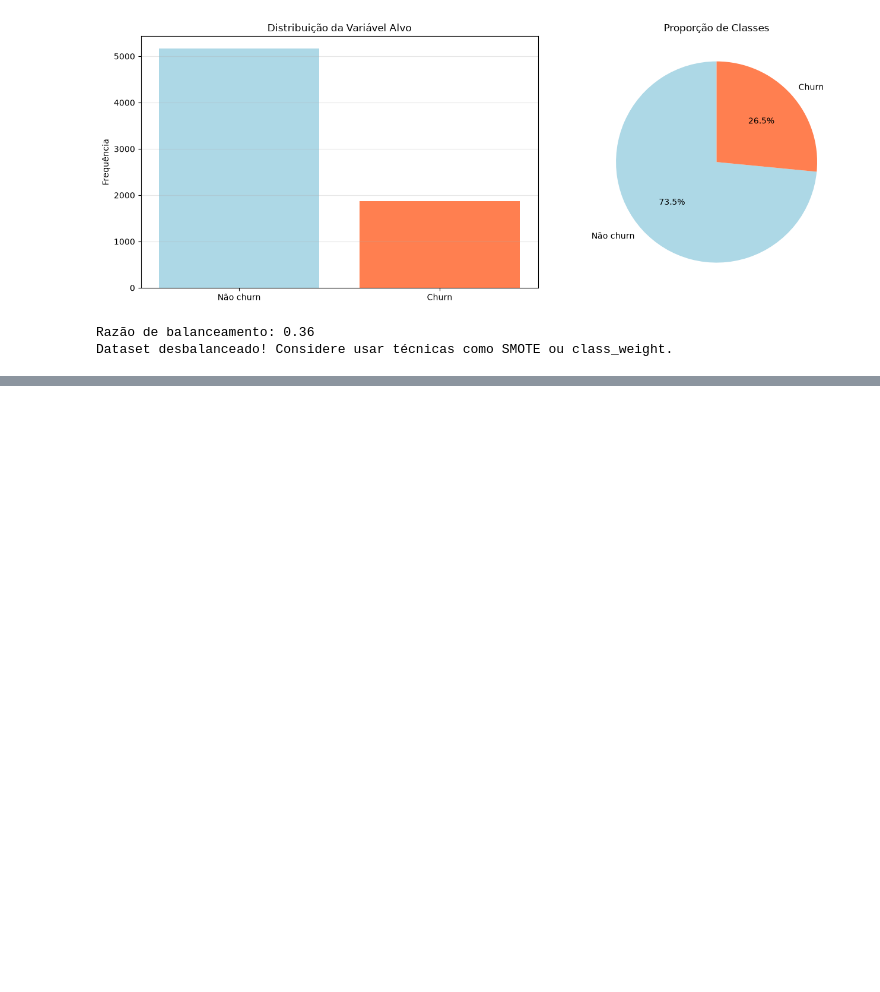
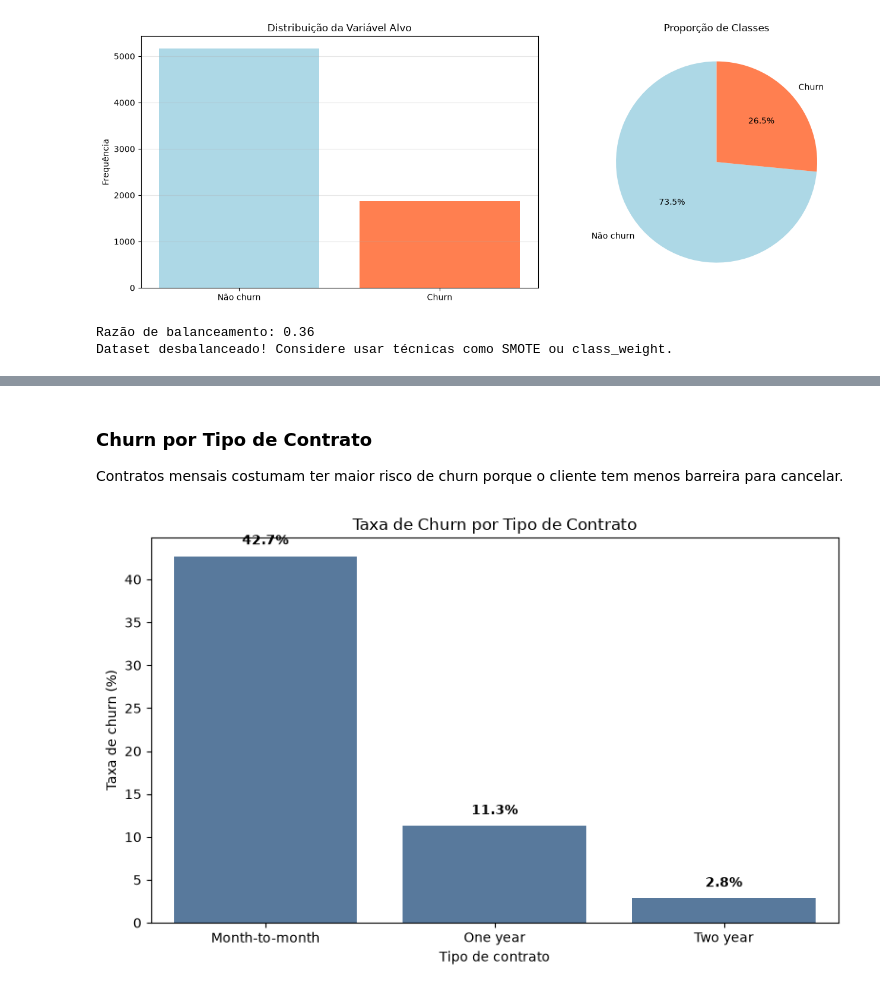
Before and after one commit to RoneyLima/telco-churn-prediction, a Jupyter notebook: notebooks/exploratory_data_analysis.ipynb, the cells around one changed output, grey strips where cells are left out. Cells and saved outputs as stored; diff of their text form; code cells hidden in the pictures; blank space fills up the shorter version.

```diff
--- a/notebooks/exploratory_data_analysis.ipynb
+++ b/notebooks/exploratory_data_analysis.ipynb
@@ -293,0 +322,34 @@ Dataset desbalanceado! Considere usar técnicas como SMOTE ou class_weight.
+# %% [markdown]
+### Churn por Tipo de Contrato
+Contratos mensais costumam ter maior risco de churn porque o cliente tem menos barreira para cancelar.
+# %%
+import seaborn as sns
+from pathlib import Path
+
+if "FIGURES_DIR" not in globals():
+    FIGURES_DIR = Path("../figures")
+    FIGURES_DIR.mkdir(parents=True, exist_ok=True)
+
+contract_rate = (
+    df.groupby("Contract")["target"]
+    .mean()
+    .sort_values(ascending=False)
+    .mul(100)
+    .rename("Churn (%)")
+)
+
+fig, ax = plt.subplots(figsize=(8, 5))
+sns.barplot(x=contract_rate.index, y=contract_rate.values, color="#4C78A8", ax=ax)
+
+ax.set_title("Taxa de Churn por Tipo de Contrato")
+ax.set_xlabel("Tipo de contrato")
+ax.set_ylabel("Taxa de churn (%)")
+
+for i, value in enumerate(contract_rate.values):
+    ax.text(i, value + 1, f"{value:.1f}%", ha="center", va="bottom", fontweight="bold")
+
+fig.tight_layout()
+fig.savefig(FIGURES_DIR / "02_churn_by_contract.png", dpi=160)
+# fig
+# %% [output]
+[figure, added]
```
Also changed, not shown: parts of 10 cells of this notebook, 4 other files.
